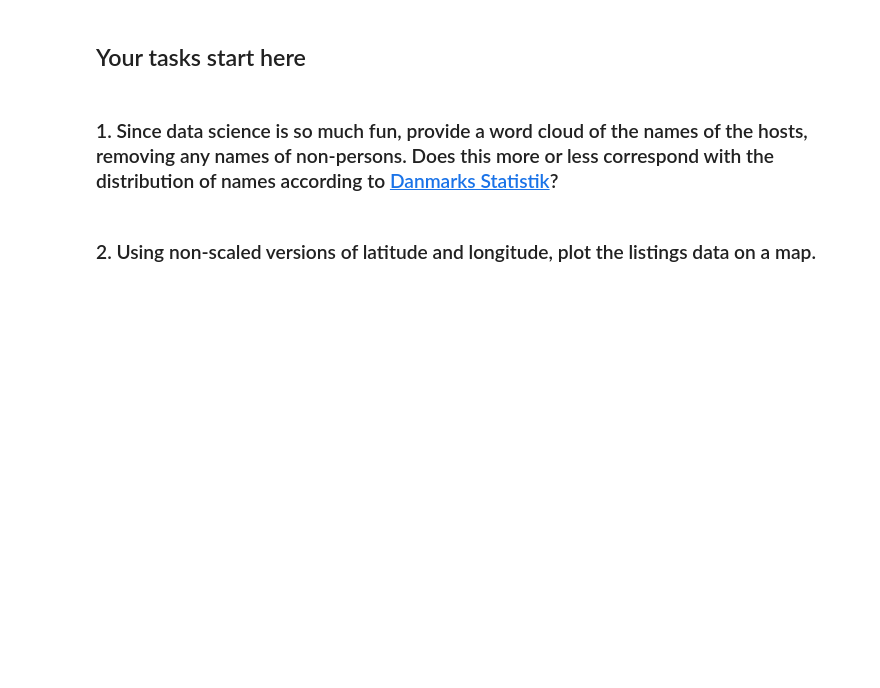
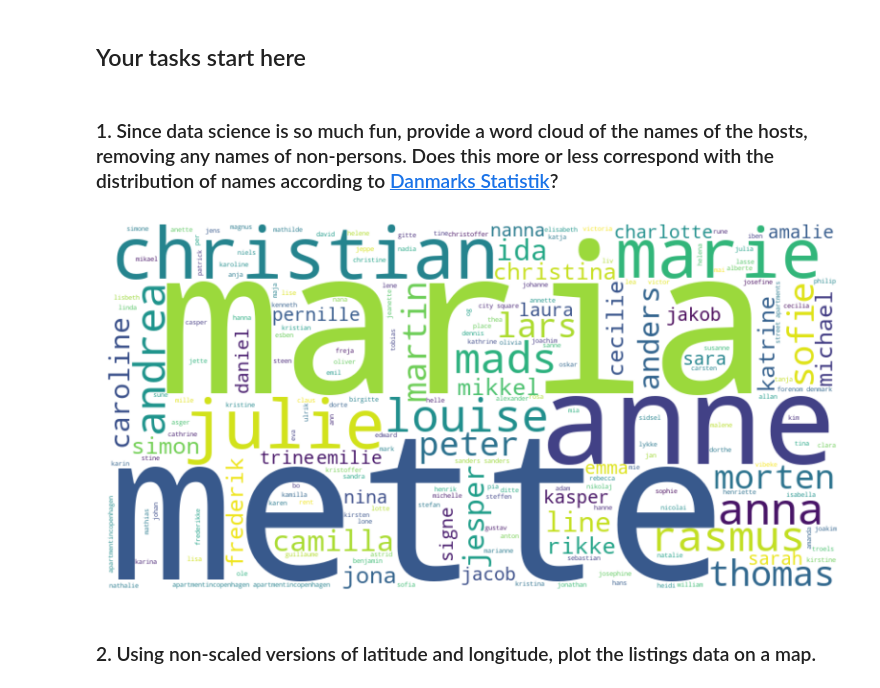
Before and after one commit to laasma-p/airbnb-copenhagen, a Jupyter notebook: airbnb-copenhagen.ipynb, the cells around one changed output. Drawn from its saved outputs; the diff is of its cells as text; code cells hidden in the pictures; blank space fills up the shorter version.

Commit message:
provide a word cloud of the names of the hosts

```diff
--- a/airbnb-copenhagen.ipynb
+++ b/airbnb-copenhagen.ipynb
@@ -111,3 +109,24 @@ plt.show()
+# %%
+import re
+
+# Extract the column that has the host names
+host_names = data_filtered['host_name']
+
+# Remove any names of non-persons, assuming that they do not contain alphabet letters
+cleaned_host_names = ' '.join([str(name).lower() for name in host_names if pd.notna(name) and re.match(r'^[a-zA-Z\s]+$', str(name))])
+
+# Create and generate word cloud images
+wordcloud = WordCloud(width=800, height=400, background_color='white').generate(cleaned_host_names)
+
+# Display the word cloud image
+plt.figure(figsize=(10, 5))
+plt.imshow(wordcloud, interpolation='bilinear')
+plt.axis('off')
+plt.show()
+
+# The names match until some extent. Most of them are not the most popular names in January 2024.
+# %% [output]
+[figure, added]
 # %% [markdown]
 ### 2. Using non-scaled versions of latitude and longitude, plot the listings data on a map.
 # %%
```
Also changed, not shown: parts of 1 cell of this notebook.
